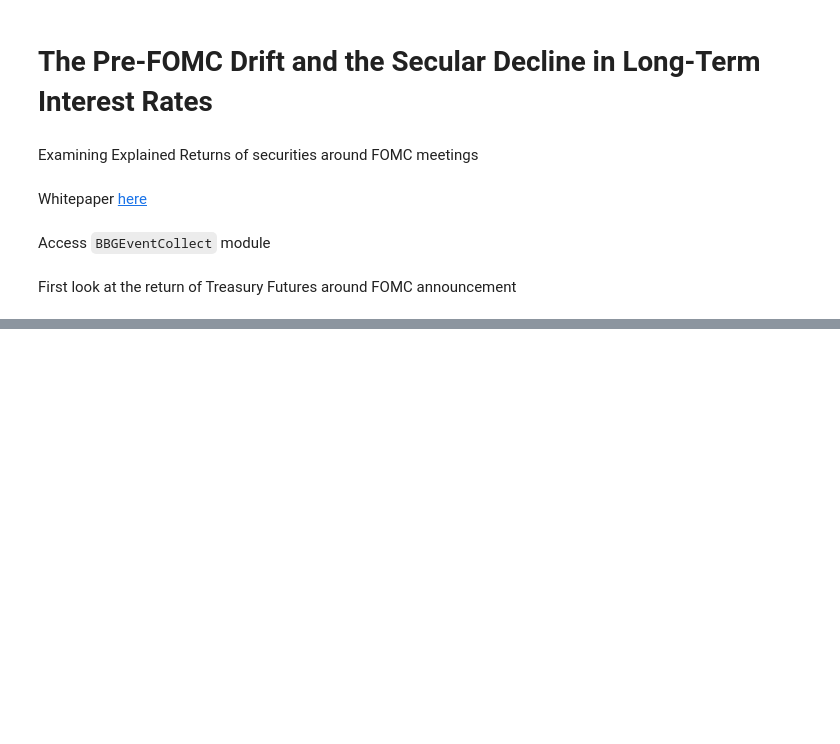
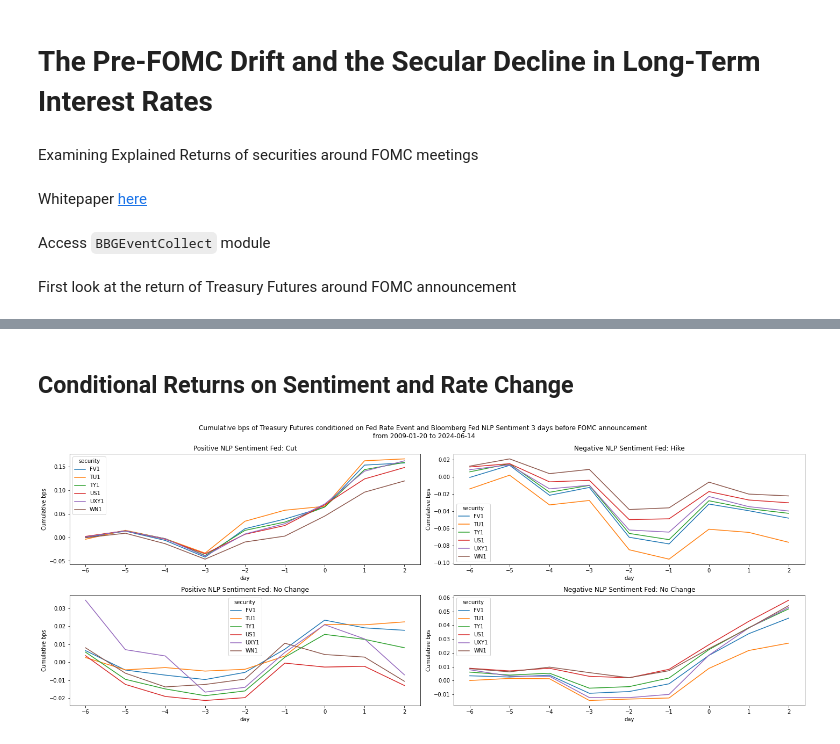
Before and after one commit to diegodalvarez/FOMCDrift, a Jupyter notebook: root/FOMCReturns.ipynb, the cells around one changed output, grey strips where cells are left out. Saved outputs shown, nothing was run; the diff lists cells and outputs as text; code cells hidden in the pictures; blank space fills up the shorter version.

```diff
--- a/root/FOMCReturns.ipynb
+++ b/root/FOMCReturns.ipynb
@@ -134,0 +303,51 @@ plot_cumulative_bps(df_cum_bps)
+# %% [markdown]
+## Conditional Returns on Sentiment and Rate Change
+# %%
+def plot_fed_nlp_conditioned_returns(df_fed_event: pd.DataFrame, df_fill_benlp: pd.DataFrame) -> pd.DataFrame:
+
+    df_tmp = (df_fed_event[
+        ["day", "date", "event"]].
+        rename(columns = {"event": "fed_event"}).
+        merge(right = df_fill_benlp, how = "inner", on = ["day", "date"]).
+        assign(group_var = lambda x: x.fed_event + " " + x.labor_sentiment)
+        [["group_var", "day", "security", "bps"]].
+        assign(security = lambda x: x.security.str.split(" ").str[0]).
+        groupby(["group_var", "day", "security"]).
+        agg("mean").
+        reset_index())
+
+    events = df_tmp.group_var.drop_duplicates().to_list()
+    fig, axes = plt.subplots(ncols = len(events) // 2, nrows = len(events) // 2, figsize = (20,8))
+
+    sentiment_renamer = {
+        "neg": "Positive NLP Sentiment",
+        "pos": "Negative NLP Sentiment"}
+
+    fed_event_renamer = {
+        "cut": "Fed: Cut",
+        "hike": "Fed: Hike",
+        "no_change": "Fed: No Change"}
+
+    for event, ax in zip(events, axes.flatten()):
+
+        fed_event, sentiment = event.split(" ")
+
+        (df_tmp.query(
+            "group_var == @event").
+            drop(columns = ["group_var"]).
+            pivot(index = "day", columns = "security", values = "bps").
+            cumsum().
+            plot(
+                ylabel = "Cumulative bps",
+                ax = ax,
+                title = sentiment_renamer[sentiment] + " " + fed_event_renamer[fed_event]))
+
+    fig.suptitle("Cumulative bps of Treasury Futures conditioned on Fed Rate Event and Bloomberg Fed NLP Sentiment 3 days before FOMC announcement\n from {} to {}".format(
+        df_fill_benlp.date.min(),
+        df_fill_benlp.date.max()))
+
+    plt.tight_layout()
+
+plot_fed_nlp_conditioned_returns(df_fed_event, df_fill_benlp)
+# %% [output]
+[figure, added]
```
Also changed, not shown: parts of 14 cells of this notebook, 1 other file.
